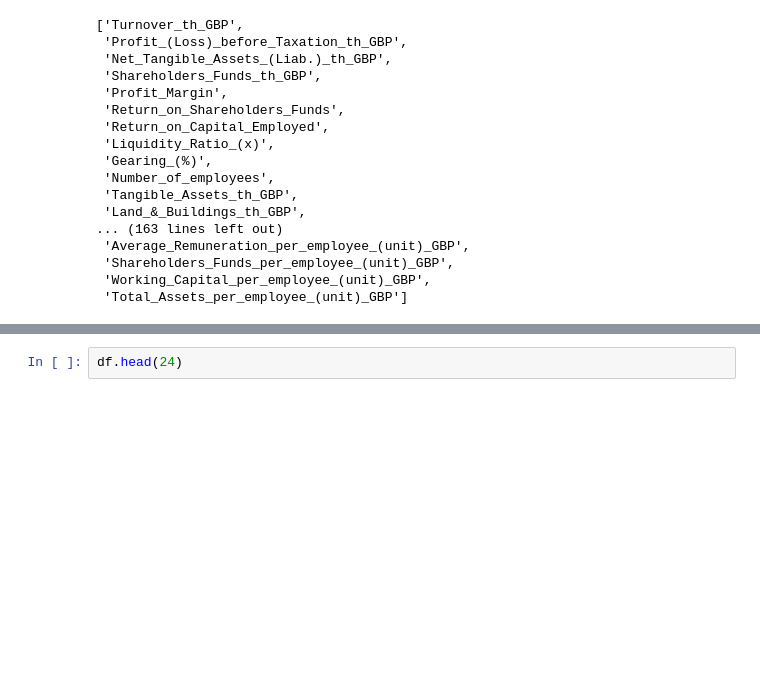
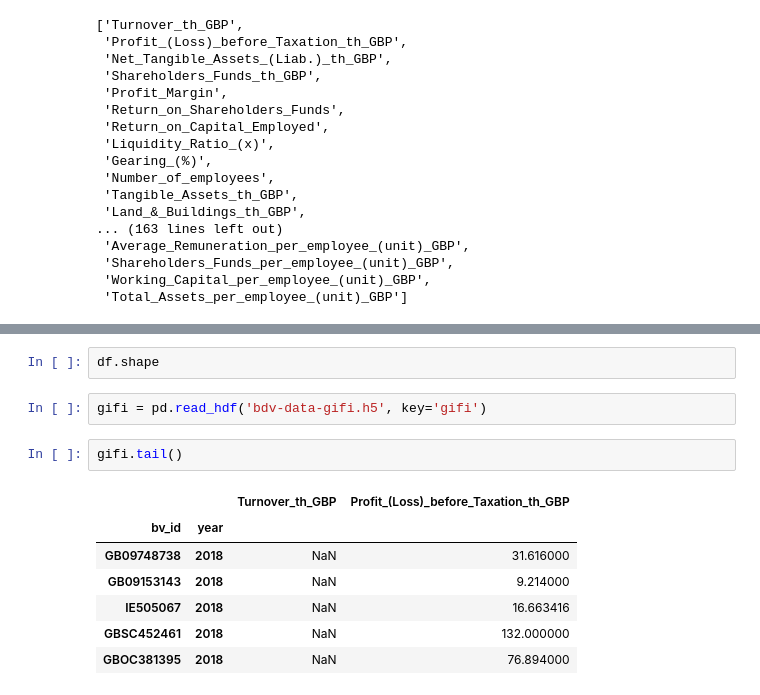
Before and after one commit to borodark/ie7860, a Jupyter notebook: Fafnir Data Shaping.ipynb, the cells around one changed output, grey strips where cells are left out. Saved outputs shown, nothing was run; the diff lists cells and outputs as text; blank space fills up the shorter version.

```diff
--- a/Fafnir Data Shaping.ipynb
+++ b/Fafnir Data Shaping.ipynb
@@ -151,2 +158,14 @@ None
-# %%
-df.head(24)
+# %%
+df.shape
+# %%
+gifi = pd.read_hdf('bdv-data-gifi.h5', key='gifi')
+# %%
+gifi.tail()
+# %% [output]
+|  |  | Turnover_th_GBP | Profit_(Loss)_before_Taxation_th_GBP |
+| bv_id | year |  |  |
+| GB09748738 | 2018 | NaN | 31.616000 |
+| GB09153143 | 2018 | NaN | 9.214000 |
+| IE505067 | 2018 | NaN | 16.663416 |
+| GBSC452461 | 2018 | NaN | 132.000000 |
+| GBOC381395 | 2018 | NaN | 76.894000 |
```
Also changed, not shown: parts of 1 cell of this notebook.
